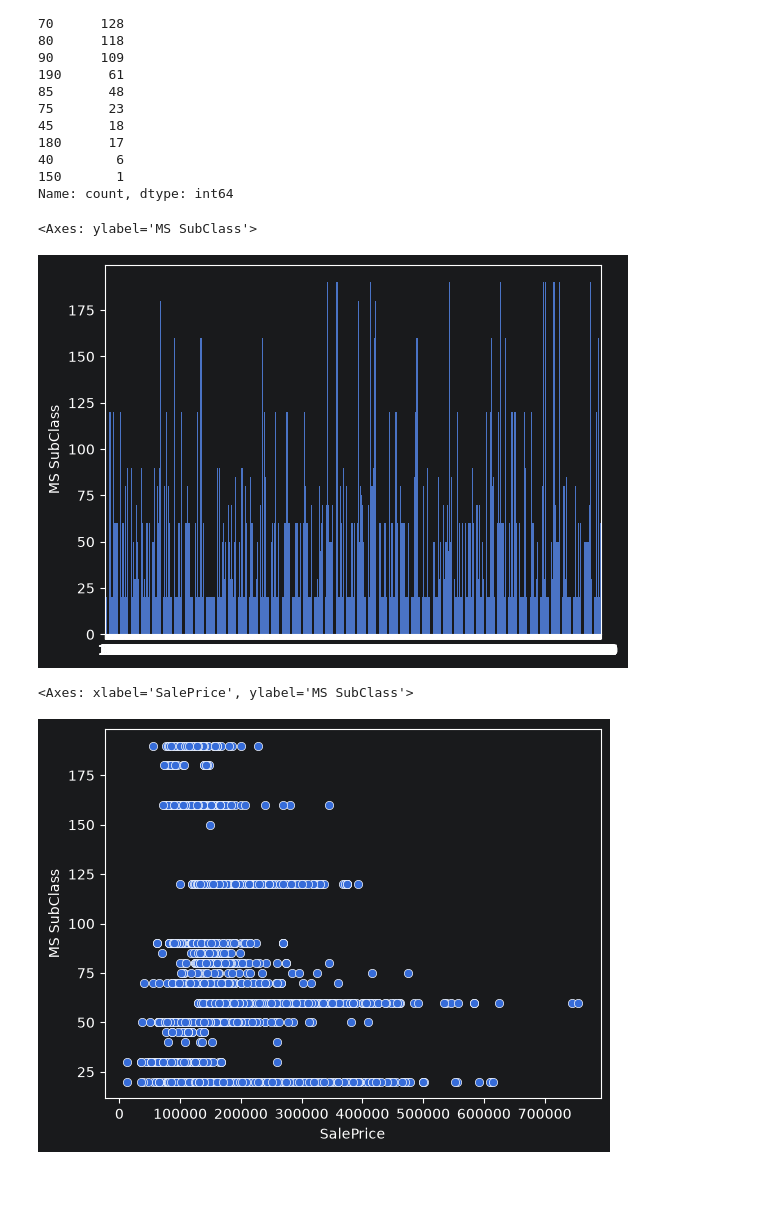
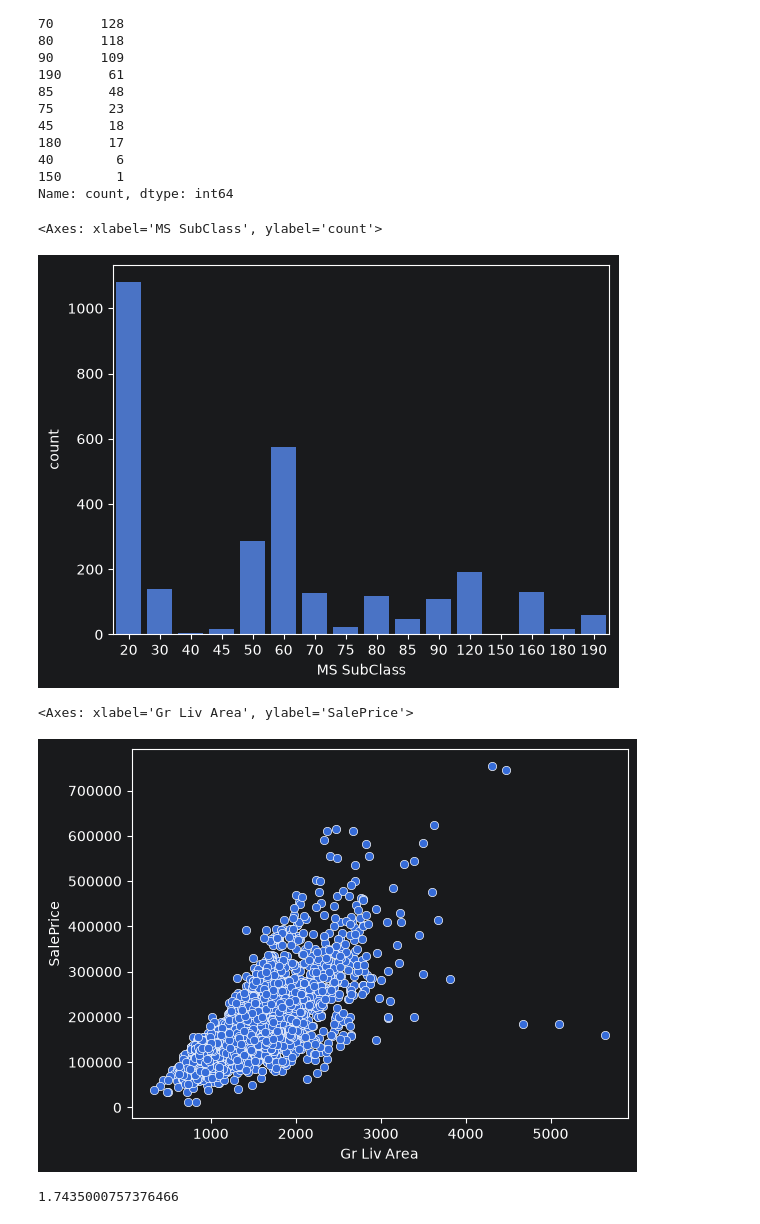
Before and after one commit to Enky-yy/theories-of-theory, a Jupyter notebook: part 1/process.ipynb, the cells around one changed output. Saved outputs shown, nothing was run; the diff lists cells and outputs as text; code cells hidden in the pictures; blank space fills up the shorter version.

```diff
--- a/part 1/process.ipynb
+++ b/part 1/process.ipynb
@@ -141,12 +130,12 @@ MS SubClass
 150       1
 Name: count, dtype: int64
 # %%
-sns.barplot(df['MS SubClass'])
+sns.barplot(df['MS SubClass'].value_counts())
 # %% [output]
-<Axes: ylabel='MS SubClass'>
+<Axes: xlabel='MS SubClass', ylabel='count'>
-[figure, old version]
+[figure, new version]
 # %%
-sns.scatterplot(df, x='SalePrice', y='MS SubClass')
+sns.scatterplot(df, x='Gr Liv Area', y='SalePrice')
 # %% [output]
-<Axes: xlabel='SalePrice', ylabel='MS SubClass'>
+<Axes: xlabel='Gr Liv Area', ylabel='SalePrice'>
-[figure, old version]
+[figure, new version]
@@ -152,0 +144,4 @@ sns.scatterplot(df, x='SalePrice', y='MS SubClass')
+# %%
+print(skkew)
+# %% [output]
+1.7435000757376466
```
Also changed, not shown: parts of 11 cells of this notebook.
